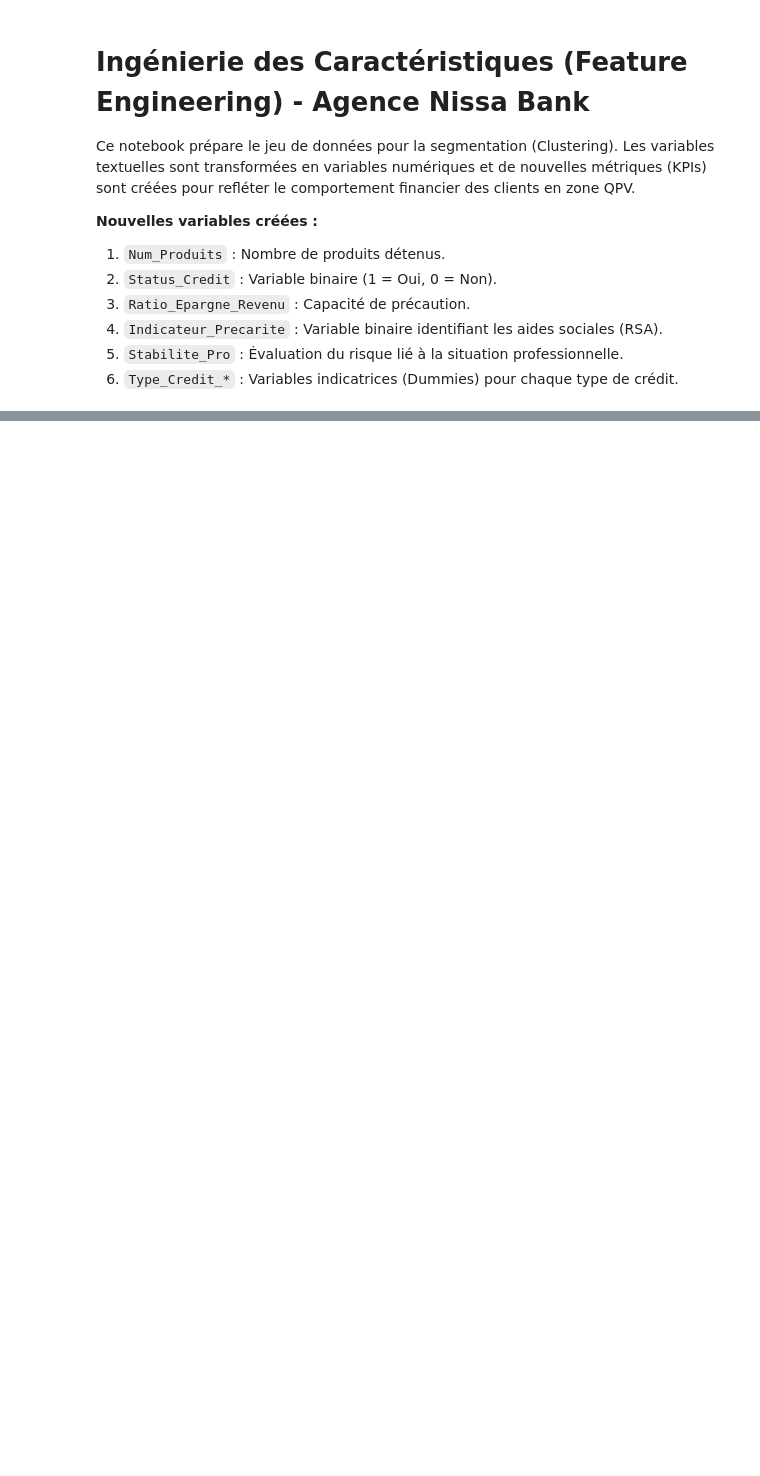
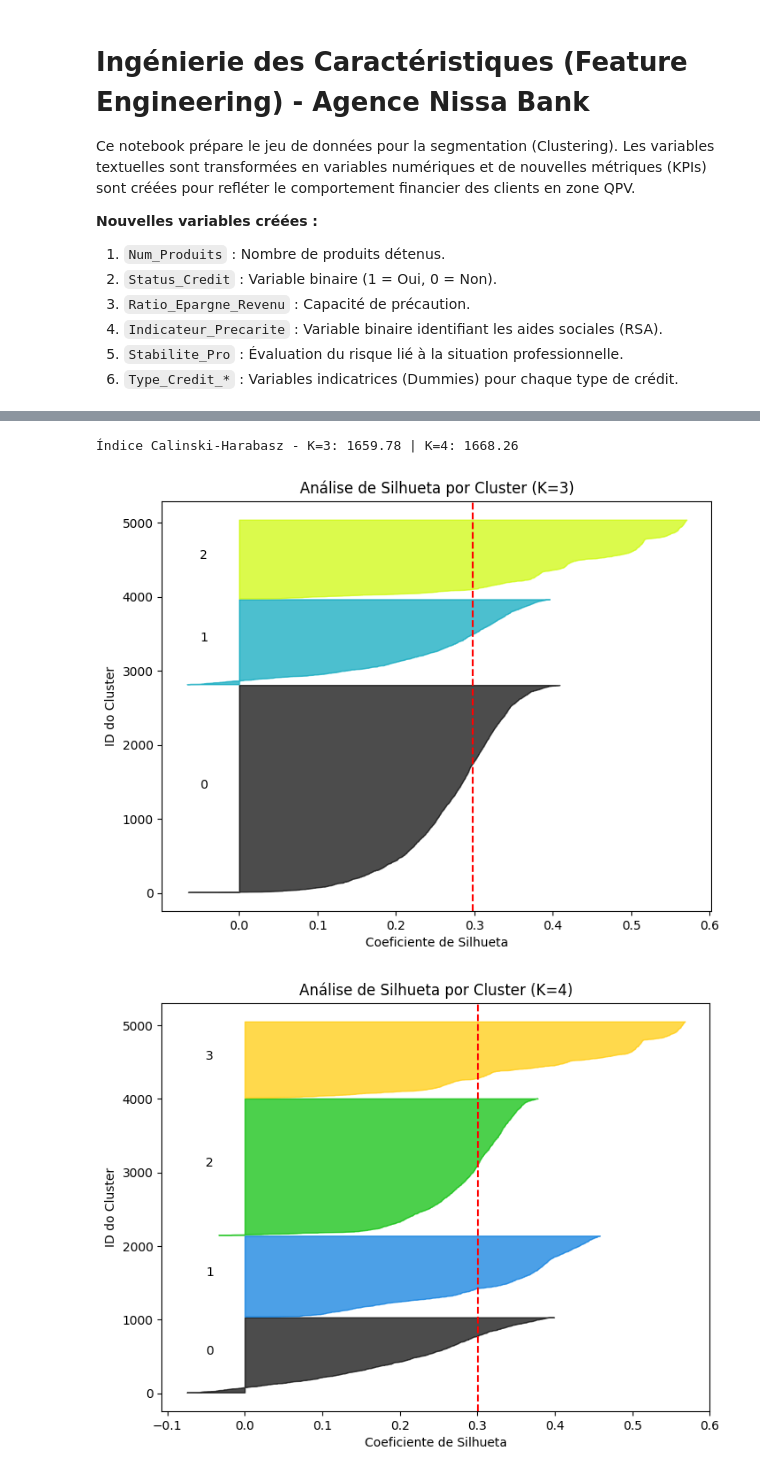
Before and after one commit to melissa-mariano/ProjetsUniversitaires, a Jupyter notebook: Agence Nissa Bank/segmentation_nissa_bank.ipynb, the cells around one changed output, grey strips where cells are left out. Saved outputs shown, nothing was run; the diff lists cells and outputs as text; code cells hidden in the pictures; blank space fills up the shorter version.

```diff
--- a/Agence Nissa Bank/segmentation_nissa_bank.ipynb
+++ b/Agence Nissa Bank/segmentation_nissa_bank.ipynb
@@ -39,0 +219,56 @@ df.to_csv('agence_nissa_bank_features.csv', index=False, sep=';')
+# %%
+import numpy as np
+import matplotlib.cm as cm
+from sklearn.metrics import silhouette_samples, silhouette_score, calinski_harabasz_score
+
+def plot_silhouette_per_cluster(X_scaled, k):
+    clusterer = KMeans(n_clusters=k, random_state=42, n_init=10)
+    cluster_labels = clusterer.fit_predict(X_scaled)
+
+    # Média geral da silhueta
+    silhouette_avg = silhouette_score(X_scaled, cluster_labels)
+    # Valores de silhueta para CADA cliente
+    sample_silhouette_values = silhouette_samples(X_scaled, cluster_labels)
+
+    fig, ax1 = plt.subplots(1, 1, figsize=(8, 6))
+    y_lower = 10
+
+    for i in range(k):
+        # Agrupa e ordena os valores de silhueta do cluster i
+        ith_cluster_silhouette_values = sample_silhouette_values[cluster_labels == i]
+        ith_cluster_silhouette_values.sort()
+
+        size_cluster_i = ith_cluster_silhouette_values.shape[0]
+        y_upper = y_lower + size_cluster_i
+
+        color = cm.nipy_spectral(float(i) / k)
+        ax1.fill_betweenx(np.arange(y_lower, y_upper), 0, ith_cluster_silhouette_values,
+                          facecolor=color, edgecolor=color, alpha=0.7)
+
+        # Rótulo do cluster no meio da barra
+        ax1.text(-0.05, y_lower + 0.5 * size_cluster_i, str(i))
+        y_lower = y_upper + 10
+
+    ax1.set_title(f"Análise de Silhueta por Cluster (K={k})")
+    ax1.set_xlabel("Coeficiente de Silhueta")
+    ax1.set_ylabel("ID do Cluster")
+
+    # Linha vertical com a média geral
+    ax1.axvline(x=silhouette_avg, color="red", linestyle="--")
+    plt.show()
+
+# Teste Calinski-Harabasz (Desempate)
+ch_scores = []
+for k in [3, 4]:
+    km = KMeans(n_clusters=k, random_state=42, n_init=10).fit(X_scaled)
+    ch_scores.append(calinski_harabasz_score(X_scaled, km.labels_))
+
+print(f"Índice Calinski-Harabasz - K=3: {ch_scores[0]:.2f} | K=4: {ch_scores[1]:.2f}")
+
+# Execução dos gráficos
+plot_silhouette_per_cluster(X_scaled, 3)
+plot_silhouette_per_cluster(X_scaled, 4)
+# %% [output]
+Índice Calinski-Harabasz - K=3: 1659.78 | K=4: 1668.26
+[figure, added]
+[figure, added]
```
Also changed, not shown: parts of 22 cells of this notebook, 8 other files.
